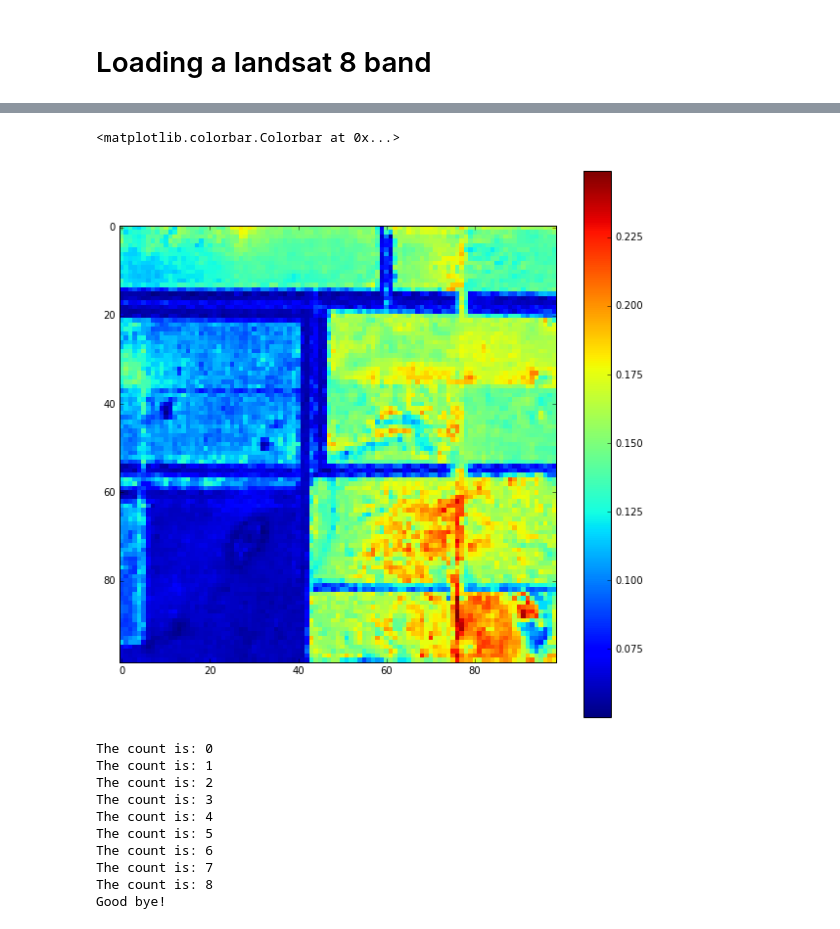
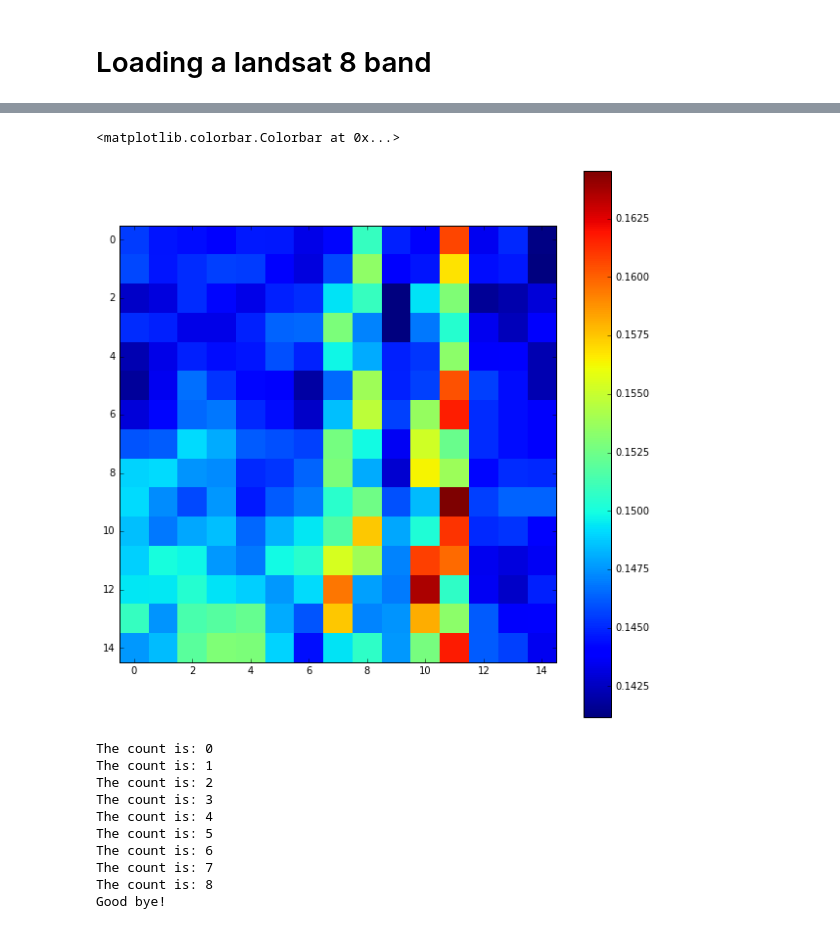
Before and after one commit to ltoscano/keras-deforestration, a Jupyter notebook: 0_load_and_plot.ipynb, the cells around one changed output, grey strips where cells are left out. Saved outputs shown, nothing was run; the diff lists cells and outputs as text; code cells hidden in the pictures.

```diff
--- a/0_load_and_plot.ipynb
+++ b/0_load_and_plot.ipynb
@@ -19,12 +19,25 @@ def normalize(data):
     normalized_values = difference/range
     return normalized_values
 # %%
+#to get the largest possible window
 def crop(data):
-    temp = data[3500:5100]
+    temp = data[1150:6000]
     temp_transpose = temp.transpose()
-    temp = temp_transpose[3000:4600]
+    temp = temp_transpose[1150:6000]
     temp_transpose = temp.transpose()
     return temp_transpose
+# %%
+#to get the largest possible window
+def rand(i,j,data):
+    a=i-7
+    b=i+8
+    c=j-7
+    d=j+8
+    temp = data[a:b]
+    temp_transpose = temp.transpose()
+    temp = temp_transpose[c:d]
+    temp_transpose = temp.transpose()
+    return temp_transpose
 # %%
 #
 #def divide(data):
@@ -83,12 +96,12 @@ float64
 # %%
-b1=divide(normalized_b1)
+b1=rand(7,7,normalized_b1)
 pl.figure(figsize=(10, 10))
-pl.imshow(b1[13][1],interpolation="none")
+pl.imshow(b1,interpolation="none")
 pl.colorbar()
 #only diagonal is working-probably I need 4d array
 # %% [output]
 <matplotlib.colorbar.Colorbar at 0x...>
-[figure, old version]
+[figure, new version]
 # %%
 count = 0
 while (count < 9):
```
Also changed, not shown: parts of 2 cells of this notebook.
